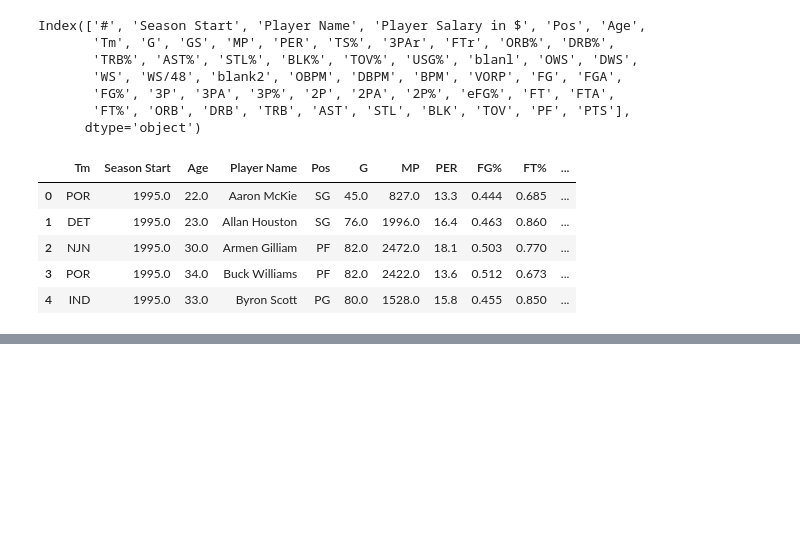
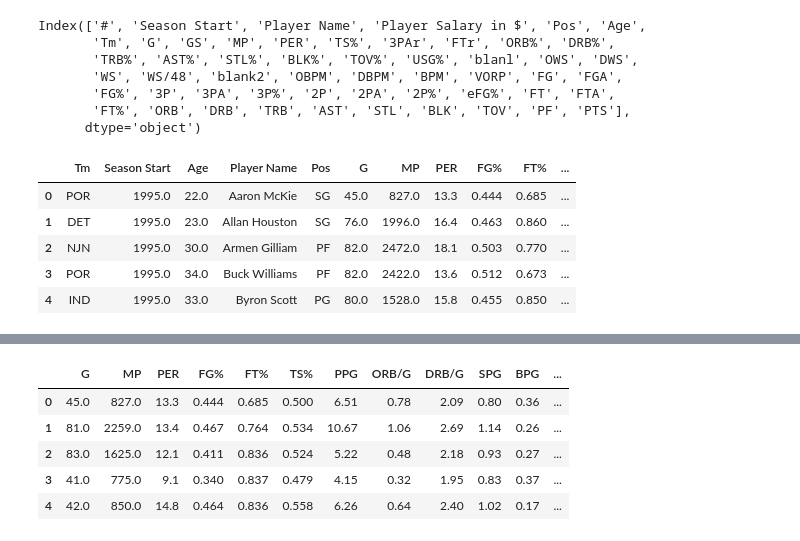
Before and after one commit to ETL-NBA-Project/nba_age_project, a Jupyter notebook: nba_prime.ipynb, the cells around one changed output, grey strips where cells are left out. Saved outputs shown, nothing was run; the diff lists cells and outputs as text; code cells hidden in the pictures; blank space fills up the shorter version.

```diff
--- a/nba_prime.ipynb
+++ b/nba_prime.ipynb
@@ -151,0 +141,11 @@ player_week_df.to_sql(name='pow_data', con=engine, if_exists='append', index = F
+# %%
+final = list(new.columns)
+final.remove('Player Name')
+new[final].head()
+# %% [output]
+|  | G | MP | PER | FG% | FT% | TS% | PPG | ORB/G | DRB/G | SPG | BPG | ... |
+| 0 | 45.0 | 827.0 | 13.3 | 0.444 | 0.685 | 0.500 | 6.51 | 0.78 | 2.09 | 0.80 | 0.36 | ... |
+| 1 | 81.0 | 2259.0 | 13.4 | 0.467 | 0.764 | 0.534 | 10.67 | 1.06 | 2.69 | 1.14 | 0.26 | ... |
+| 2 | 83.0 | 1625.0 | 12.1 | 0.411 | 0.836 | 0.524 | 5.22 | 0.48 | 2.18 | 0.93 | 0.27 | ... |
+| 3 | 41.0 | 775.0 | 9.1 | 0.340 | 0.837 | 0.479 | 4.15 | 0.32 | 1.95 | 0.83 | 0.37 | ... |
+| 4 | 42.0 | 850.0 | 14.8 | 0.464 | 0.836 | 0.558 | 6.26 | 0.64 | 2.40 | 1.02 | 0.17 | ... |
```
Also changed, not shown: parts of 14 cells of this notebook.
